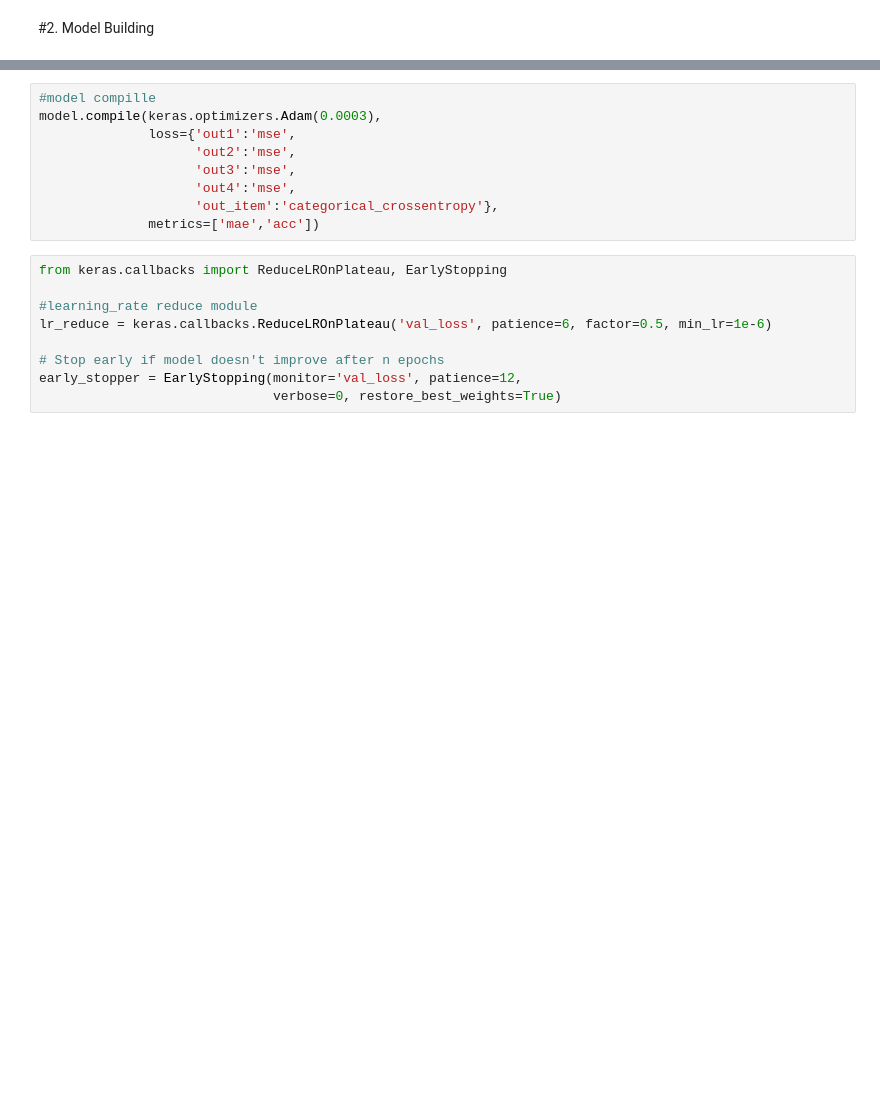
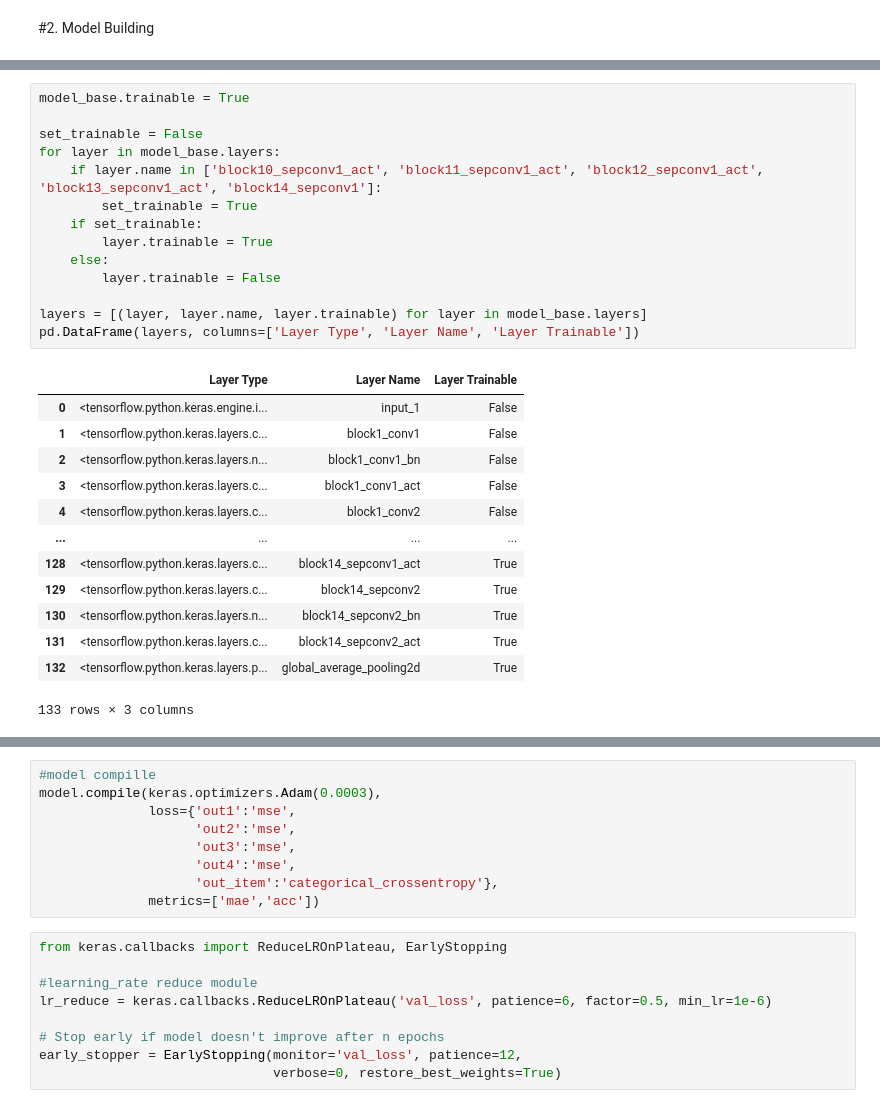
Before and after one commit to mendiang/Metal-Surface-Defect, a Jupyter notebook: Metal_Surface_Defects_GC10_DETipynb.ipynb, the cells around one changed output, grey strips where cells are left out. Saved outputs shown, nothing was run; the diff lists cells and outputs as text; blank space fills up the shorter version.

```diff
--- a/Metal_Surface_Defects_GC10_DETipynb.ipynb
+++ b/Metal_Surface_Defects_GC10_DETipynb.ipynb
@@ -316,0 +361,28 @@ conv.trainable = True
+# %%
+model_base.trainable = True
+
+set_trainable = False
+for layer in model_base.layers:
+    if layer.name in ['block10_sepconv1_act', 'block11_sepconv1_act', 'block12_sepconv1_act', 'block13_sepconv1_act', 'block14_sepconv1']:
+        set_trainable = True
+    if set_trainable:
+        layer.trainable = True
+    else:
+        layer.trainable = False
+
+layers = [(layer, layer.name, layer.trainable) for layer in model_base.layers]
+pd.DataFrame(layers, columns=['Layer Type', 'Layer Name', 'Layer Trainable'])
+# %% [output]
+|  | Layer Type | Layer Name | Layer Trainable |
+| 0 | <tensorflow.python.keras.engine.i... | input_1 | False |
+| 1 | <tensorflow.python.keras.layers.c... | block1_conv1 | False |
+| 2 | <tensorflow.python.keras.layers.n... | block1_conv1_bn | False |
+| 3 | <tensorflow.python.keras.layers.c... | block1_conv1_act | False |
+| 4 | <tensorflow.python.keras.layers.c... | block1_conv2 | False |
+| ... | ... | ... | ... |
+| 128 | <tensorflow.python.keras.layers.c... | block14_sepconv1_act | True |
+| 129 | <tensorflow.python.keras.layers.c... | block14_sepconv2 | True |
+| 130 | <tensorflow.python.keras.layers.n... | block14_sepconv2_bn | True |
+| 131 | <tensorflow.python.keras.layers.c... | block14_sepconv2_act | True |
+| 132 | <tensorflow.python.keras.layers.p... | global_average_pooling2d | True |
+133 rows × 3 columns
```
Also changed, not shown: parts of 22 cells of this notebook.
